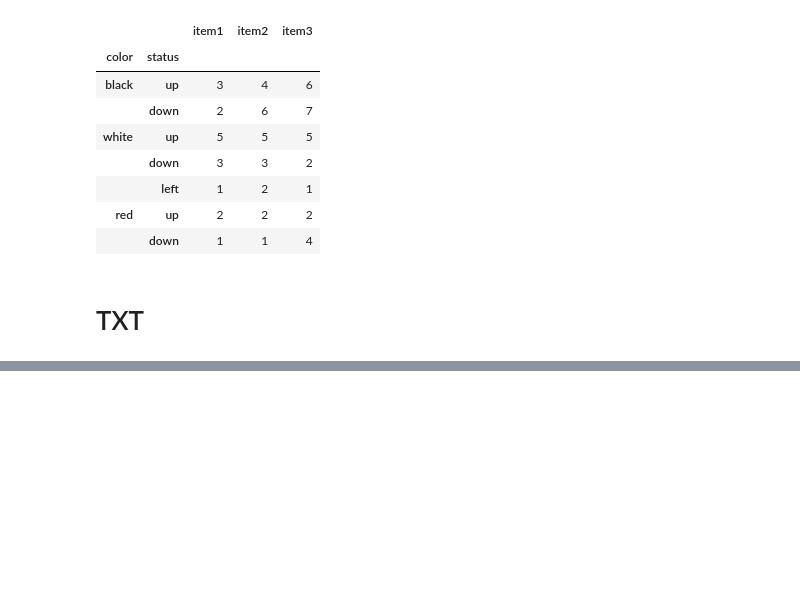
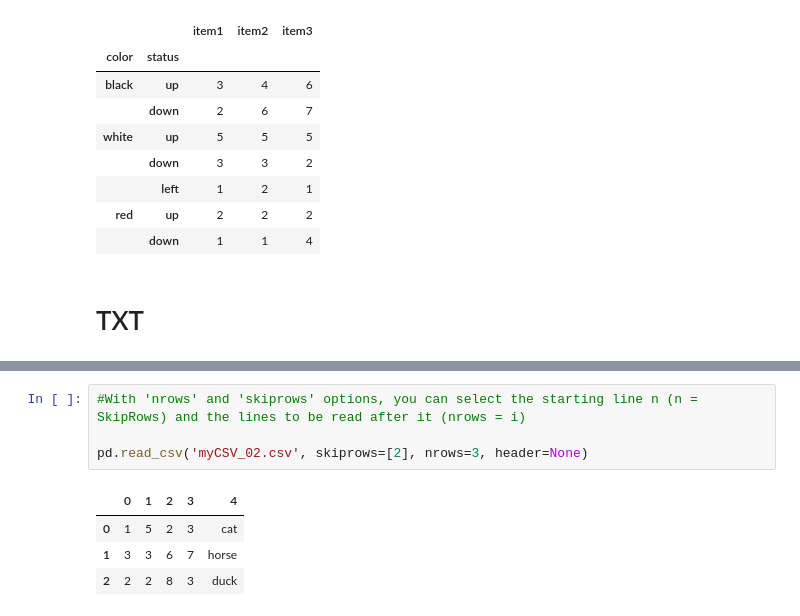
Before and after one commit to BrunoBento8/Python-DA, a Jupyter notebook: Python_DA_Chapter_5.ipynb, the cells around one changed output, grey strips where cells are left out. Drawn from its saved outputs; the diff is of its cells as text; blank space fills up the shorter version.

```diff
--- a/Python_DA_Chapter_5.ipynb
+++ b/Python_DA_Chapter_5.ipynb
@@ -112,0 +182,9 @@ pd.read_csv('myCSV_03.csv', index_col=['color','status'])
+# %%
+#With 'nrows' and 'skiprows' options, you can select the starting line n (n = SkipRows) and the lines to be read after it (nrows = i)
+
+pd.read_csv('myCSV_02.csv', skiprows=[2], nrows=3, header=None)
+# %% [output]
+|  | 0 | 1 | 2 | 3 | 4 |
+| 0 | 1 | 5 | 2 | 3 | cat |
+| 1 | 3 | 3 | 6 | 7 | horse |
+| 2 | 2 | 2 | 8 | 3 | duck |
```
Also changed, not shown: parts of 10 cells of this notebook.
